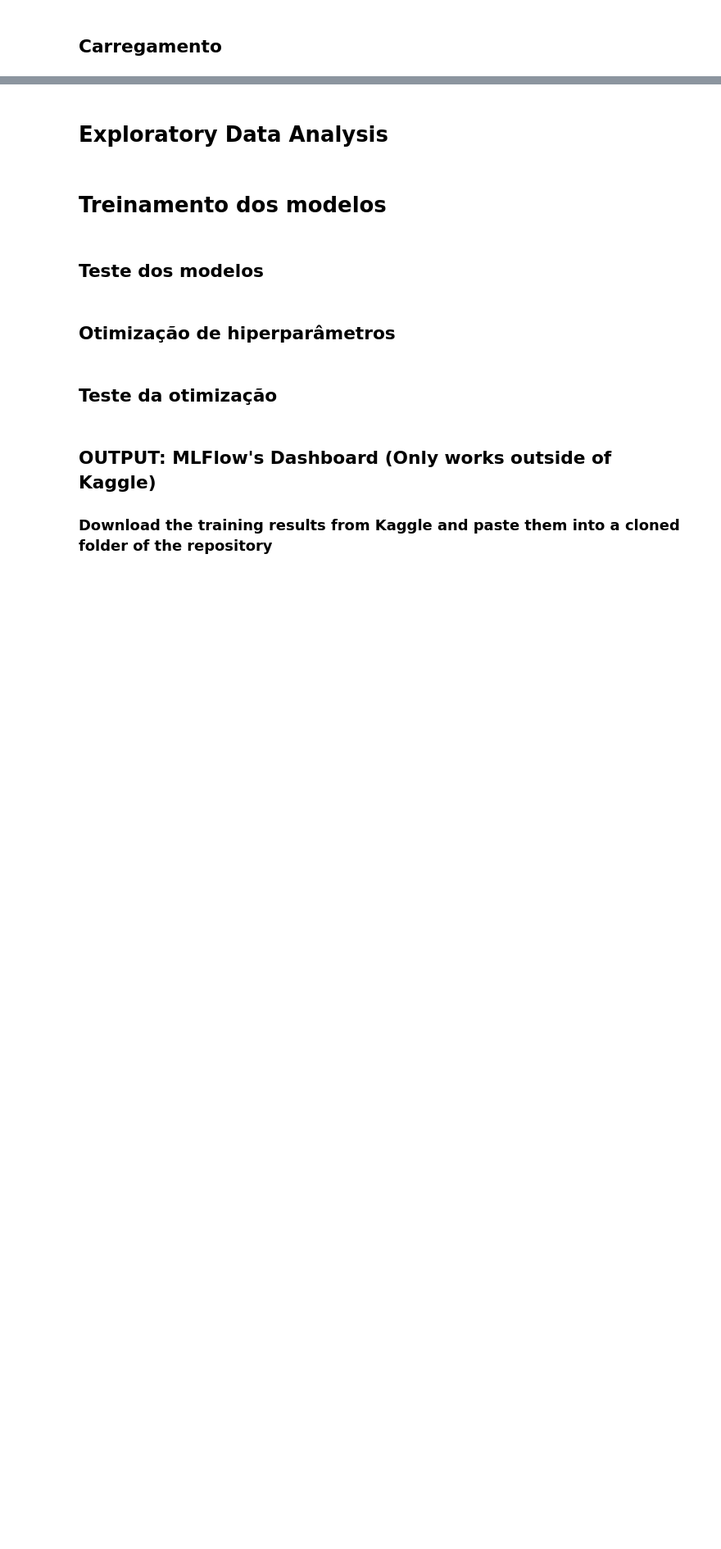
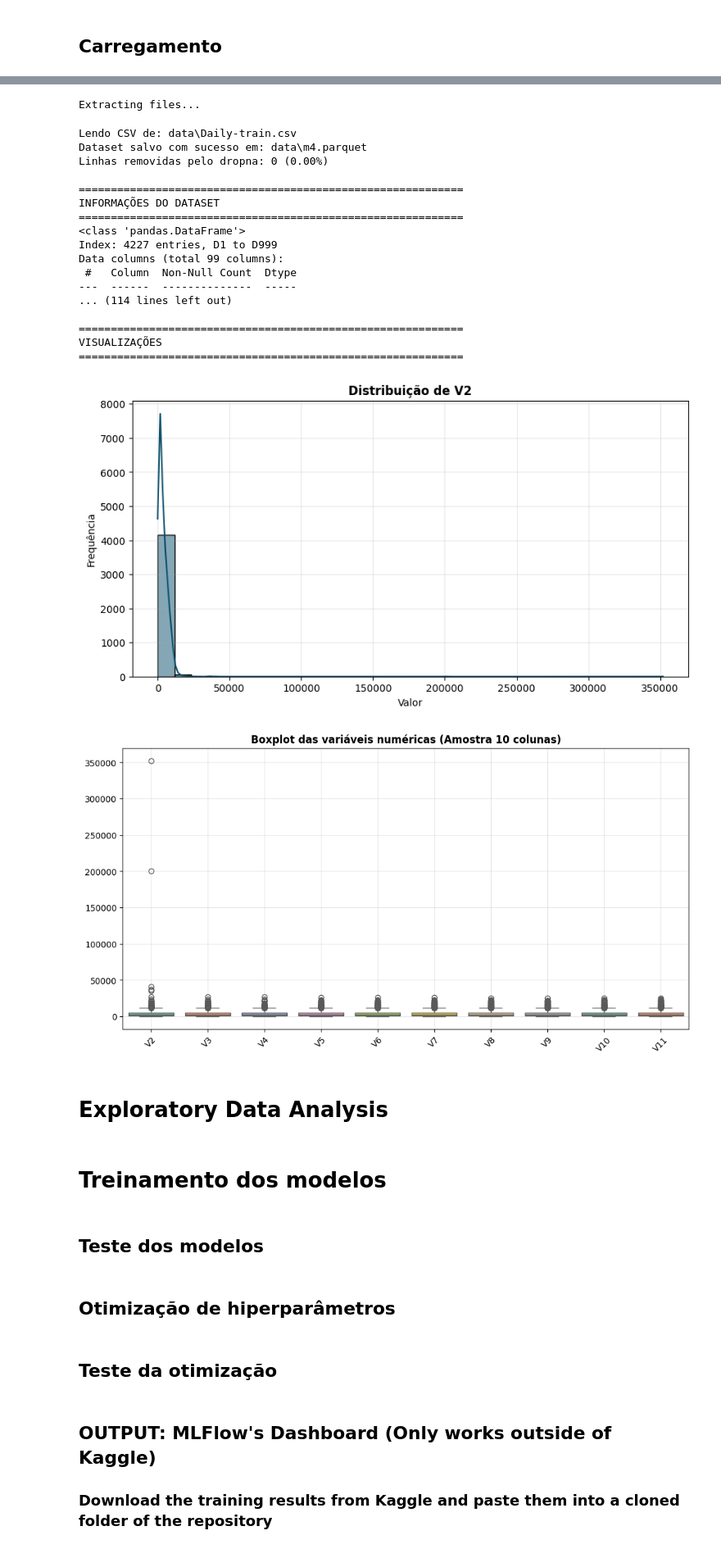
Before and after one commit to lfaoliveira/TRAB_SERIES_TEMP, a Jupyter notebook: main.ipynb, the cells around one changed output, grey strips where cells are left out. Shown at 82% size. Cells and saved outputs as stored; diff of their text form; code cells hidden in the pictures; blank space fills up the shorter version.

Commit message:
add download kagglehub e outras libs

```diff
--- a/main.ipynb
+++ b/main.ipynb
@@ -3,10 +3,10 @@
 # %%
 from pathlib import Path
 import os
-from src.utils.logging_config import obter_logger
+import logging
 
 ## ---------LOGGING-----------
-LOGGER = obter_logger()
+LOGGER = logging
 
 # Define paths based on environment
 if Path("/kaggle").exists():
@@ -170,22 +175,22 @@ print("=" * 60)
 
 PATH_FONTE_DADOS = Path("data")
 PATH_FONTE_DADOS.mkdir(exist_ok=True)
-file_parquet = PATH_FONTE_DADOS / Path("m4.parquet")
+dataset_parquet = PATH_FONTE_DADOS / Path("m4.parquet")
 
-if file_parquet.exists():
-    print(f"Lendo dataset a partir de Parquet: {file_parquet}")
-    DATASET_DF = load_parquet(file_parquet)
+if dataset_parquet.exists():
+    print(f"Lendo dataset a partir de Parquet: {dataset_parquet}")
+    DATASET_DF = load_parquet(dataset_parquet)
 else:
     print("Baixando dataset M4 via Kagglehub...")
     # Baixa o dataset M4 direto do Kaggle
-    path_kaggle = kagglehub.dataset_download("camnugent/m4-forecasting-competition-dataset")
+    path_kaggle = kagglehub.dataset_download("yogesh94/m4-forecasting-competition-dataset", output_dir=str(PATH_FONTE_DADOS))
     file_path = Path(path_kaggle) / "Daily-train.csv"
 
     print(f"Lendo CSV de: {file_path}")
     DATASET_DF = pd.read_csv(file_path, header="infer", index_col=0)
 
     try:
-        save_parquet(DATASET_DF, file_parquet)
+        save_parquet(DATASET_DF, dataset_parquet)
     except Exception as e:
         print("Continuando sem salvar o Parquet devido à falta de bibliotecas (pyarrow).")
 
@@ -230,3 +235,4 @@ if len(numeric_cols) > 1:
     plt.xticks(rotation=45)
     plt.grid(True, alpha=0.3)
     plt.show()
+# %% [output]
@@ -233,3 +247,23 @@ if len(numeric_cols) > 1:
+Extracting files...
+Lendo CSV de: data\Daily-train.csv
+Dataset salvo com sucesso em: data\m4.parquet
+Linhas removidas pelo dropna: 0 (0.00%)
+
+============================================================
+INFORMAÇÕES DO DATASET
+============================================================
+<class 'pandas.DataFrame'>
+Index: 4227 entries, D1 to D999
+Data columns (total 99 columns):
+ #   Column  Non-Null Count  Dtype
+---  ------  --------------  -----
+... (114 lines left out)
+
+============================================================
+VISUALIZAÇÕES
+============================================================
+[figure, added]
+[figure, added]
 # %% [markdown]
 # Exploratory Data Analysis
 # %% [markdown]
```
Also changed, not shown: parts of 3 cells of this notebook, 4 other files.
